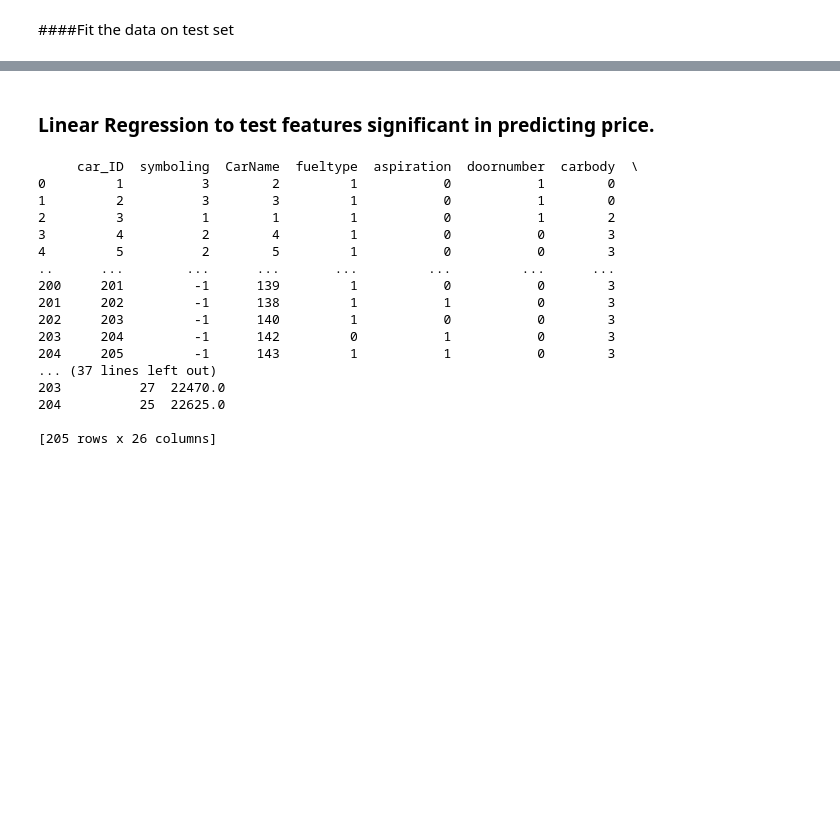
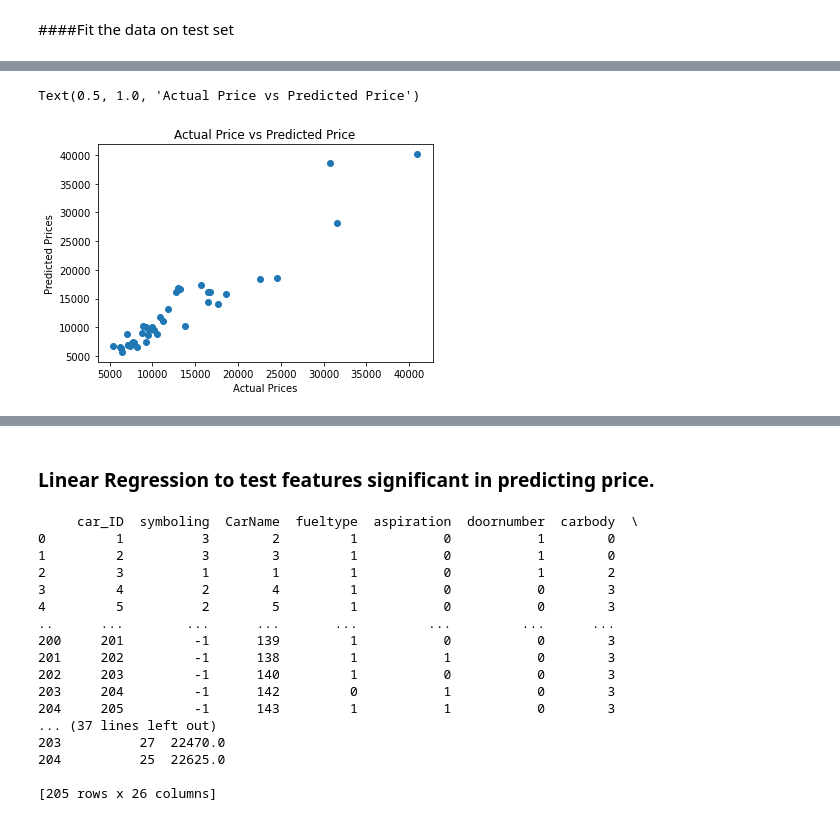
Before and after one commit to arthyedk/MMA-Project, a Jupyter notebook: Car_Price_Prediction.ipynb, the cells around one changed output, grey strips where cells are left out. Drawn from its saved outputs; the diff is of its cells as text; code cells hidden in the pictures; blank space fills up the shorter version.

```diff
--- a/Car_Price_Prediction.ipynb
+++ b/Car_Price_Prediction.ipynb
@@ -264,0 +281,9 @@ r2_score: 0.8098841225476502
+# %%
+import matplotlib.pyplot as plt
+plt.scatter(y_test, y_pred)
+plt.xlabel("Actual Prices")
+plt.ylabel ("Predicted Prices")
+plt.title("Actual Price vs Predicted Price")
+# %% [output]
+Text(0.5, 1.0, 'Actual Price vs Predicted Price')
+[figure, added]
```
Also changed, not shown: parts of 12 cells of this notebook.
